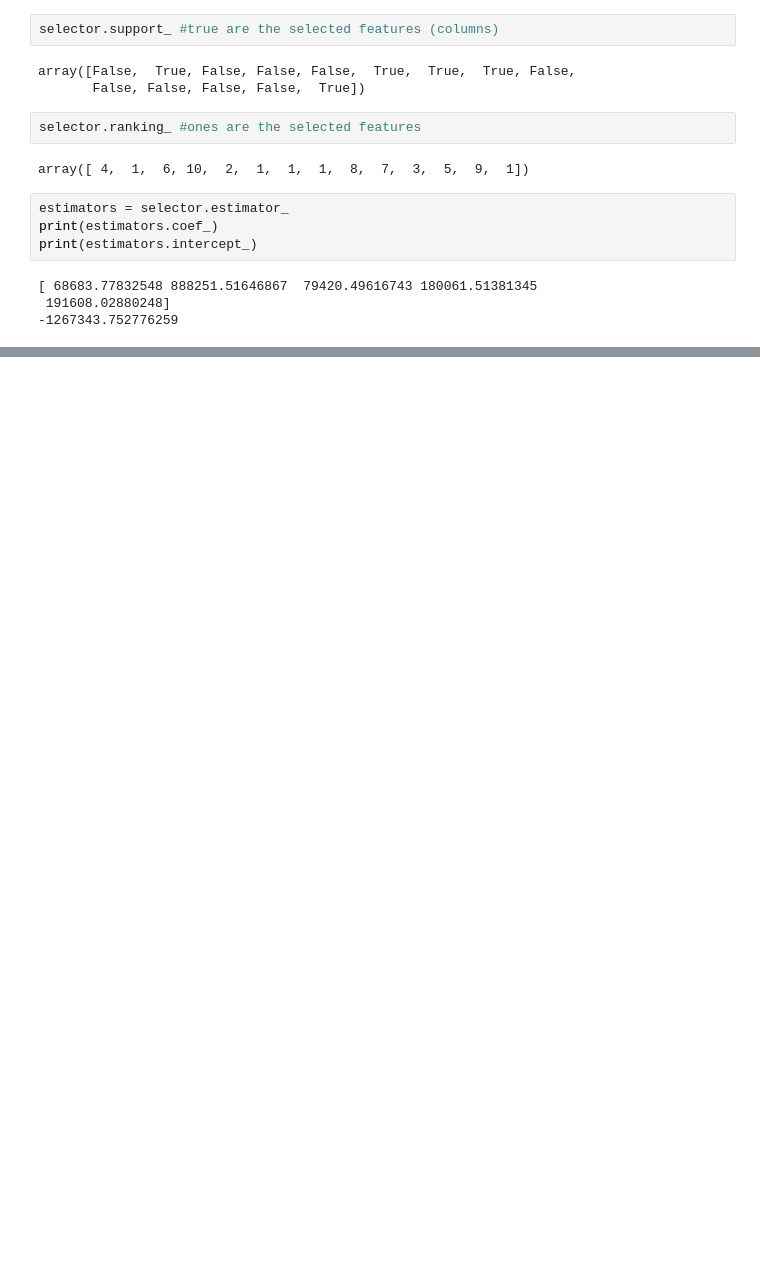
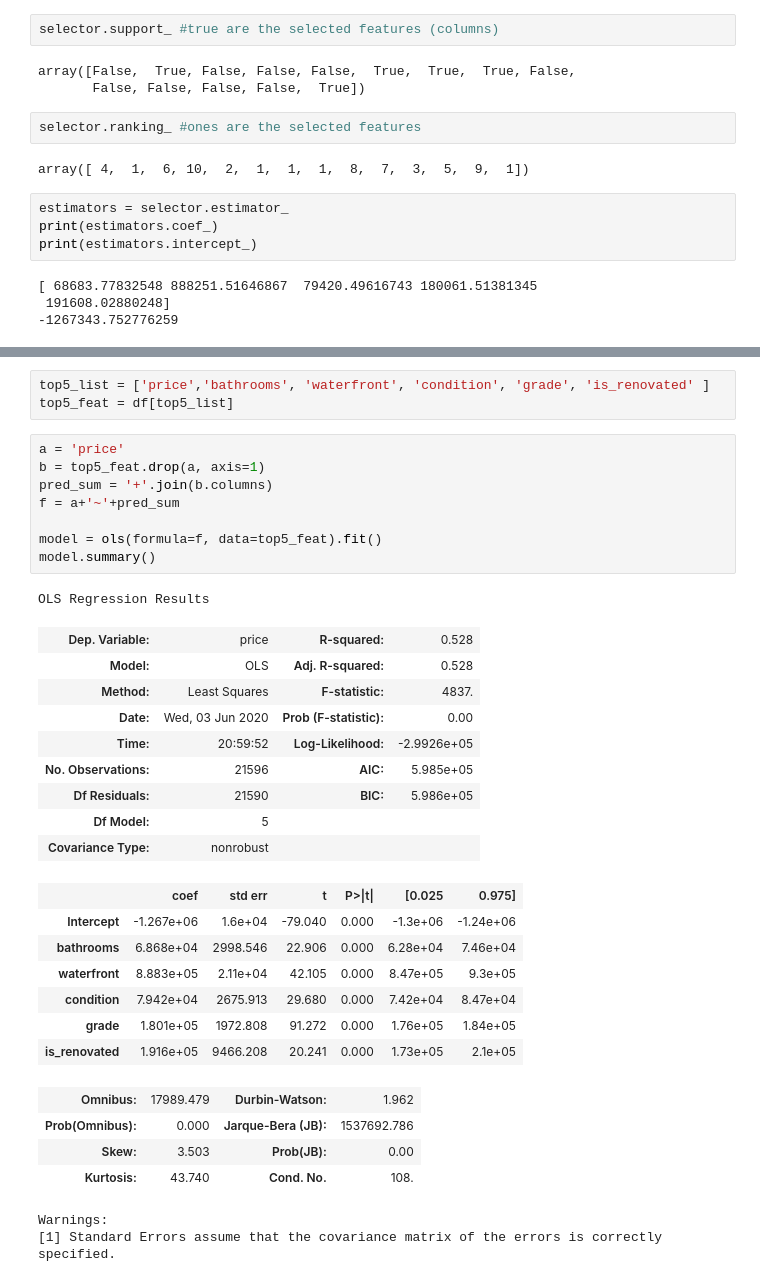
Before and after one commit to EricaSG/dsc-mod-2-project-v2-1-onl01-dtsc-ft-041320, a Jupyter notebook: student.ipynb, the cells around one changed output, grey strips where cells are left out. Saved outputs shown, nothing was run; the diff lists cells and outputs as text; blank space fills up the shorter version.

```diff
--- a/student.ipynb
+++ b/student.ipynb
@@ -1542,0 +1549,35 @@ print(estimators.intercept_)
+# %%
+top5_list = ['price','bathrooms', 'waterfront', 'condition', 'grade', 'is_renovated' ]
+top5_feat = df[top5_list]
+# %%
+a = 'price'
+b = top5_feat.drop(a, axis=1)
+pred_sum = '+'.join(b.columns)
+f = a+'~'+pred_sum
+
+model = ols(formula=f, data=top5_feat).fit()
+model.summary()
+# %% [output]
+OLS Regression Results
+| Dep. Variable: | price | R-squared: | 0.528 |
+| Model: | OLS | Adj. R-squared: | 0.528 |
+| Method: | Least Squares | F-statistic: | 4837. |
+| Date: | Wed, 03 Jun 2020 | Prob (F-statistic): | 0.00 |
+| Time: | 20:59:52 | Log-Likelihood: | -2.9926e+05 |
+| No. Observations: | 21596 | AIC: | 5.985e+05 |
+| Df Residuals: | 21590 | BIC: | 5.986e+05 |
+| Df Model: | 5 |  |  |
+| Covariance Type: | nonrobust |  |  |
+|  | coef | std err | t | P>|t| | [0.025 | 0.975] |
+| Intercept | -1.267e+06 | 1.6e+04 | -79.040 | 0.000 | -1.3e+06 | -1.24e+06 |
+| bathrooms | 6.868e+04 | 2998.546 | 22.906 | 0.000 | 6.28e+04 | 7.46e+04 |
+| waterfront | 8.883e+05 | 2.11e+04 | 42.105 | 0.000 | 8.47e+05 | 9.3e+05 |
+| condition | 7.942e+04 | 2675.913 | 29.680 | 0.000 | 7.42e+04 | 8.47e+04 |
+| grade | 1.801e+05 | 1972.808 | 91.272 | 0.000 | 1.76e+05 | 1.84e+05 |
+| is_renovated | 1.916e+05 | 9466.208 | 20.241 | 0.000 | 1.73e+05 | 2.1e+05 |
+| Omnibus: | 17989.479 | Durbin-Watson: | 1.962 |
+| Prob(Omnibus): | 0.000 | Jarque-Bera (JB): | 1537692.786 |
+| Skew: | 3.503 | Prob(JB): | 0.00 |
+| Kurtosis: | 43.740 | Cond. No. | 108. |
+Warnings:
+[1] Standard Errors assume that the covariance matrix of the errors is correctly specified.
```
Also changed, not shown: parts of 7 cells of this notebook.
